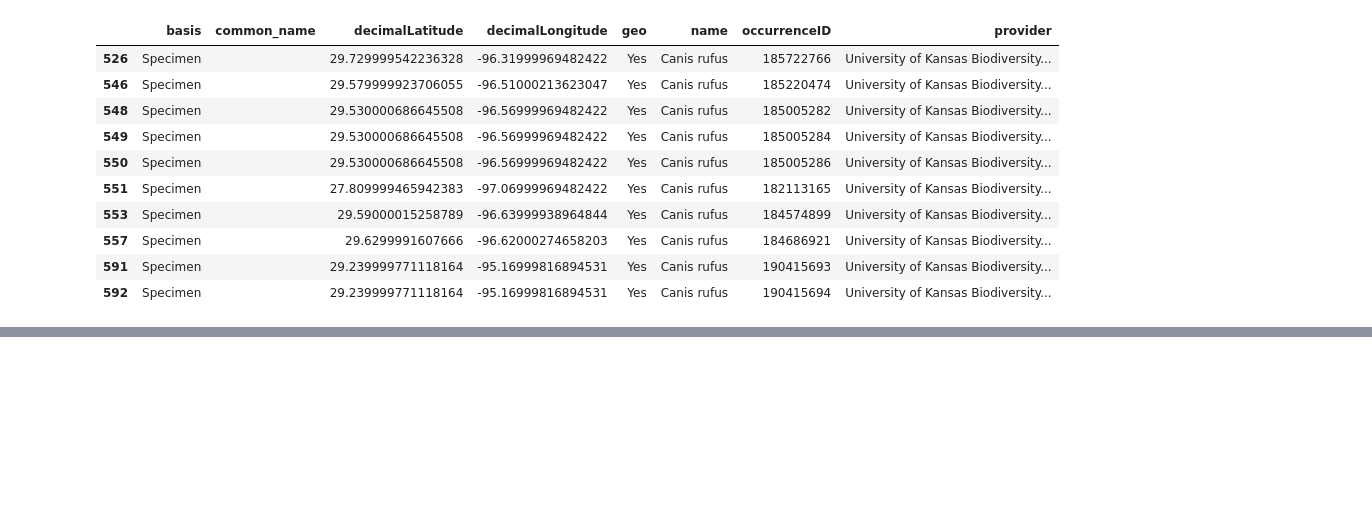
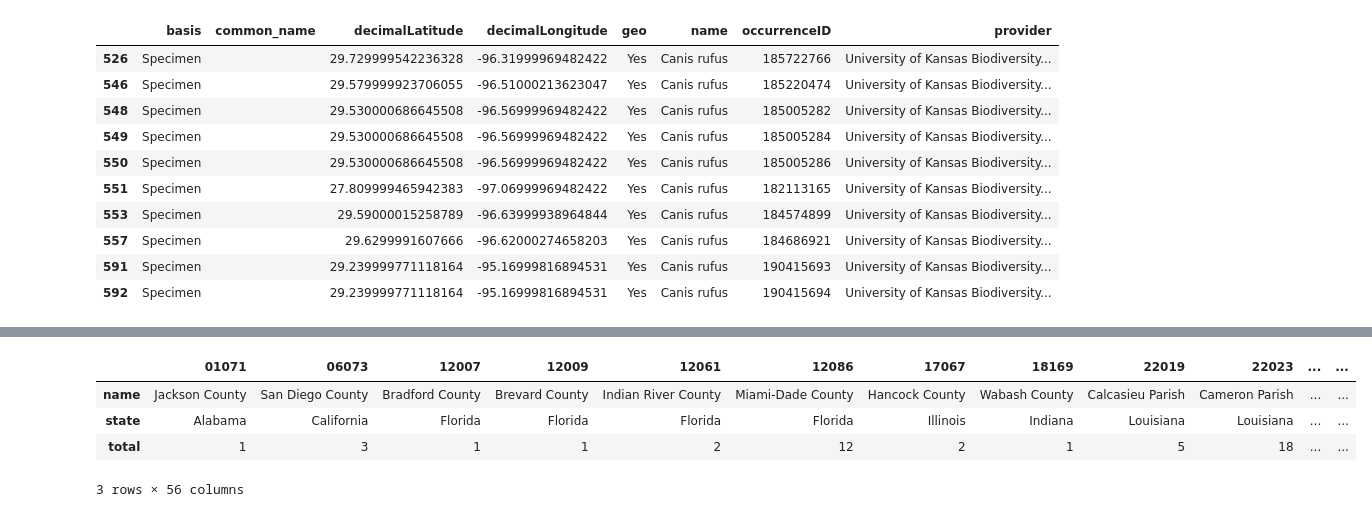
Before and after one commit to bobaney/UsingAPIs, a Jupyter notebook: 2a-Exploring-the-BISON-API.ipynb, the cells around one changed output, grey strips where cells are left out. Drawn from its saved outputs; the diff is of its cells as text; code cells hidden in the pictures; blank space fills up the shorter version.

```diff
--- a/2a-Exploring-the-BISON-API.ipynb
+++ b/2a-Exploring-the-BISON-API.ipynb
@@ -264,2 +257,10 @@ data['counties']['data']
 # %%
+#Create data frame of dictionary information
 df2 = pd.DataFrame(data['counties']['data'])
+df2
+# %% [output]
+|  | 01071 | 06073 | 12007 | 12009 | 12061 | 12086 | 17067 | 18169 | 22019 | 22023 | ... | ... |
+| name | Jackson County | San Diego County | Bradford County | Brevard County | Indian River County | Miami-Dade County | Hancock County | Wabash County | Calcasieu Parish | Cameron Parish | ... | ... |
+| state | Alabama | California | Florida | Florida | Florida | Florida | Illinois | Indiana | Louisiana | Louisiana | ... | ... |
+| total | 1 | 3 | 1 | 1 | 2 | 12 | 2 | 1 | 5 | 18 | ... | ... |
+3 rows × 56 columns
```
Also changed, not shown: parts of 7 cells of this notebook.
